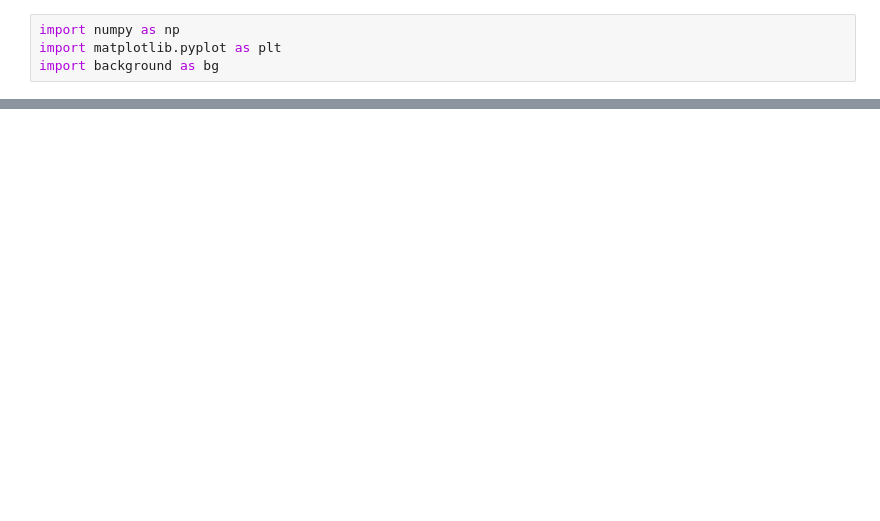
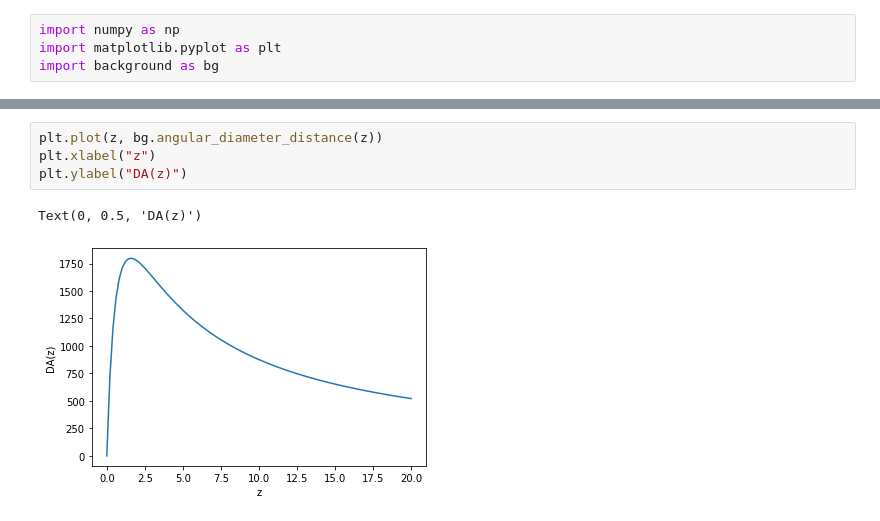
Before and after one commit to nikosarcevic/CosmOracle, a Jupyter notebook: plot.ipynb, the cells around one changed output, grey strips where cells are left out. Cells and saved outputs as stored; diff of their text form; blank space fills up the shorter version.

```diff
--- a/plot.ipynb
+++ b/plot.ipynb
@@ -20,0 +28,7 @@ Text(0, 0.5, 'r(z)')
+# %%
+plt.plot(z, bg.angular_diameter_distance(z))
+plt.xlabel("z")
+plt.ylabel("DA(z)")
+# %% [output]
+Text(0, 0.5, 'DA(z)')
+[figure, added]
```
Also changed, not shown: parts of 4 cells of this notebook.
